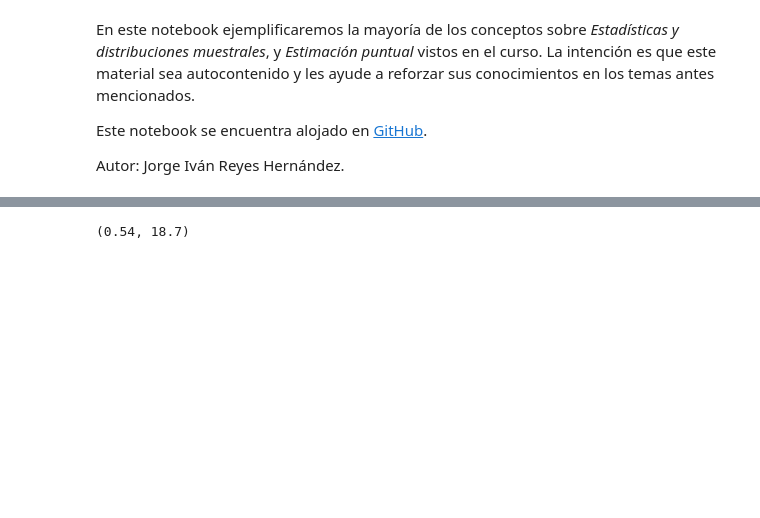
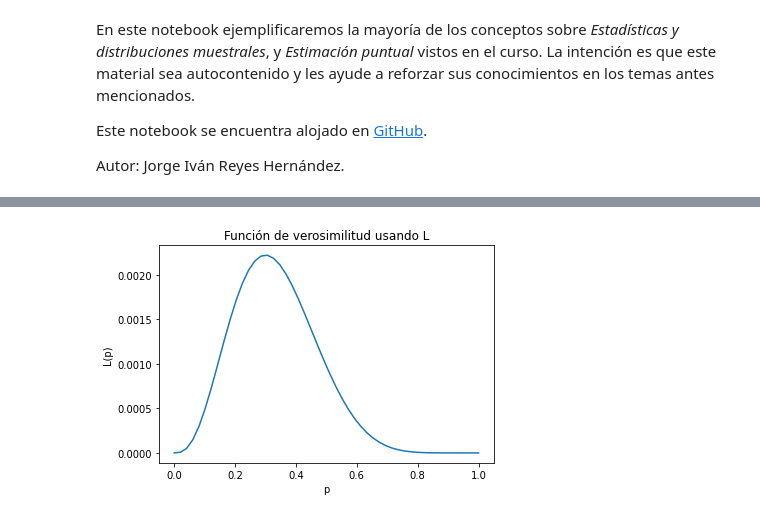
Before and after one commit to ivannpy/inferencia_estadistica, a Jupyter notebook: estimacion_puntual/Puntual_estimation.ipynb, the cells around one changed output, grey strips where cells are left out. Drawn from its saved outputs; the diff is of its cells as text; code cells hidden in the pictures; blank space fills up the shorter version.

```diff
--- a/estimacion_puntual/Puntual_estimation.ipynb
+++ b/estimacion_puntual/Puntual_estimation.ipynb
@@ -110,4 +195,43 @@ print(T_1(sample))
+# %%
+def L_1(p, x):
+    """ Implementación de la función de verosimilitud.
+
+    Esta implementación admite que le pasemos un vector, x, con la muestra aleatoria,
+    por lo que es más robusta/general.
+    """
+    if 0 <= p <= 1:
+        likelihood = 1
+        for xi in x:
+            likelihood *= (p ** xi)*((1 - p)**(1 - xi))
+        return likelihood
+    else:
+        return 0
+
+def L(p):
+    """ Implementación de la función de verosimilitud.
+
+    Implementa L para los valores específicos de la muestra aleatoria.
+    """
+    if 0 <= p <= 1:
+        return np.power(p, 3) * np.power(1 - p, 7)
+    else:
+        return 0
 # %%
-T_2(sample)
+# Cargamos la muestra aleatoria
+sample_students = load_data("ejemplo_estudiantes.csv")
+
+# Posibles valores de p (espacio parametral)
+dom = np.linspace(0, 1)
+
+# Valores que toma la función de verosimilitud
+L_plot = np.array([L(p) for p in dom])
+
+# Valores que toma la función de verosimilitud
+L_1_plot = np.array([L_1(p, sample_students) for p in dom])
-# %% [output]
-(0.54, 18.7)
+# %%
+plt.title("Función de verosimilitud usando L")
+plt.xlabel("p")
+plt.ylabel("L(p)")
+plt.plot(dom, L_plot);
+# %% [output]
+[figure, added]
```
Also changed, not shown: parts of 27 cells of this notebook, 4 other files.
